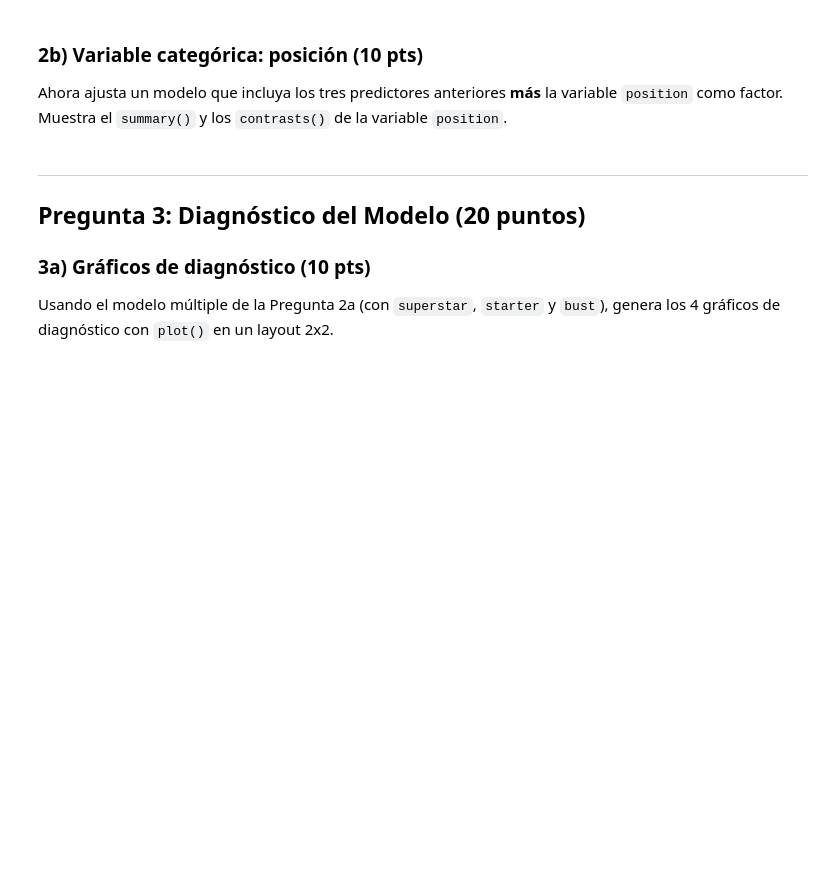
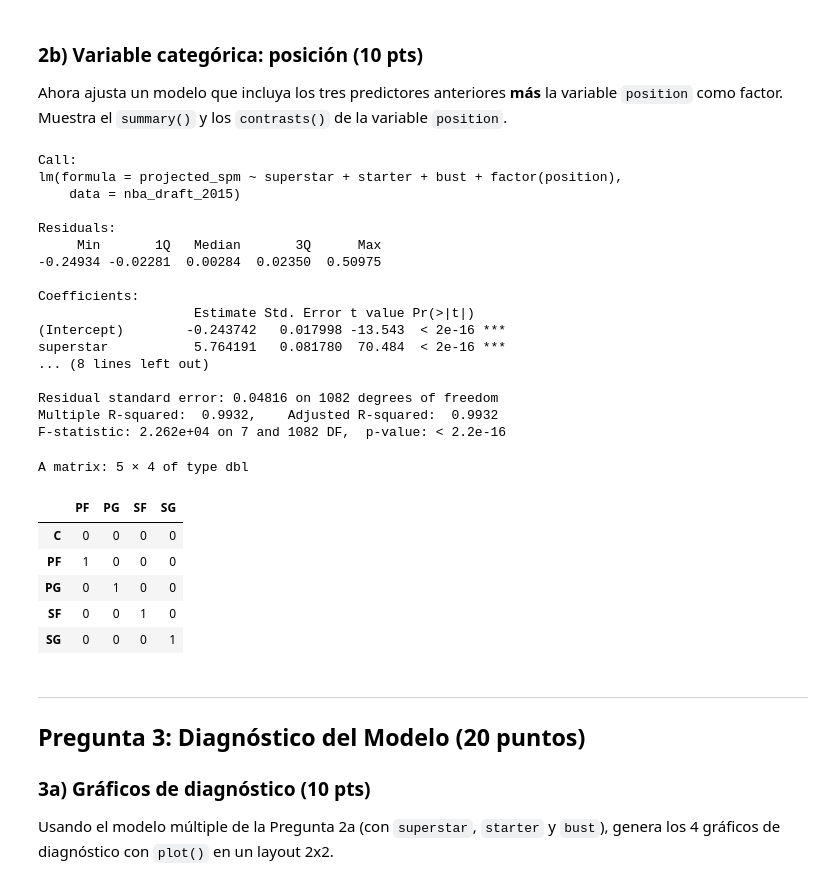
Before and after one commit to lc21140665-lgtm/Analisis-y-visualizacion-de-datos, a Jupyter notebook: Evaluacion_Unidad2_GIOVANA EMILIA TREJO OLGUIN.ipynb, the cells around one changed output. Saved outputs shown, nothing was run; the diff lists cells and outputs as text; code cells hidden in the pictures; blank space fills up the shorter version.

```diff
--- a/Evaluacion_Unidad2_GIOVANA EMILIA TREJO OLGUIN.ipynb
+++ b/Evaluacion_Unidad2_GIOVANA EMILIA TREJO OLGUIN.ipynb
@@ -242,10 +299,34 @@ Muestra el `summary()`.
 Ahora ajusta un modelo que incluya los tres predictores anteriores **más** la variable `position` como factor.
 Muestra el `summary()` y los `contrasts()` de la variable `position`.
 # %%
-# TU CÓDIGO AQUÍ
-# modelo_cat <- lm(projected_spm ~ superstar + starter + bust + factor(position), ...)
-# summary(...)
-# contrasts(as.factor(nba_draft_2015$position))
+modelo_cat <- lm(projected_spm ~ superstar + starter + bust + factor(position), data = nba_draft_2015)
+summary(modelo_cat)
+contrasts(as.factor(nba_draft_2015$position))
+# %% [output]
+Call:
+lm(formula = projected_spm ~ superstar + starter + bust + factor(position),
+    data = nba_draft_2015)
+
+Residuals:
+     Min       1Q   Median       3Q      Max
+-0.24934 -0.02281  0.00284  0.02350  0.50975
+
+Coefficients:
+                    Estimate Std. Error t value Pr(>|t|)
+(Intercept)        -0.243742   0.017998 -13.543  < 2e-16 ***
+superstar           5.764191   0.081780  70.484  < 2e-16 ***
+... (8 lines left out)
+
+Residual standard error: 0.04816 on 1082 degrees of freedom
+Multiple R-squared:  0.9932,    Adjusted R-squared:  0.9932
+F-statistic: 2.262e+04 on 7 and 1082 DF,  p-value: < 2.2e-16
+A matrix: 5 × 4 of type dbl
+|  | PF | PG | SF | SG |
+| C | 0 | 0 | 0 | 0 |
+| PF | 1 | 0 | 0 | 0 |
+| PG | 0 | 1 | 0 | 0 |
+| SF | 0 | 0 | 1 | 0 |
+| SG | 0 | 0 | 0 | 1 |
 # %% [markdown]
 ---
 ## Pregunta 3: Diagnóstico del Modelo (20 puntos)
```
Also changed, not shown: parts of 13 cells of this notebook.
